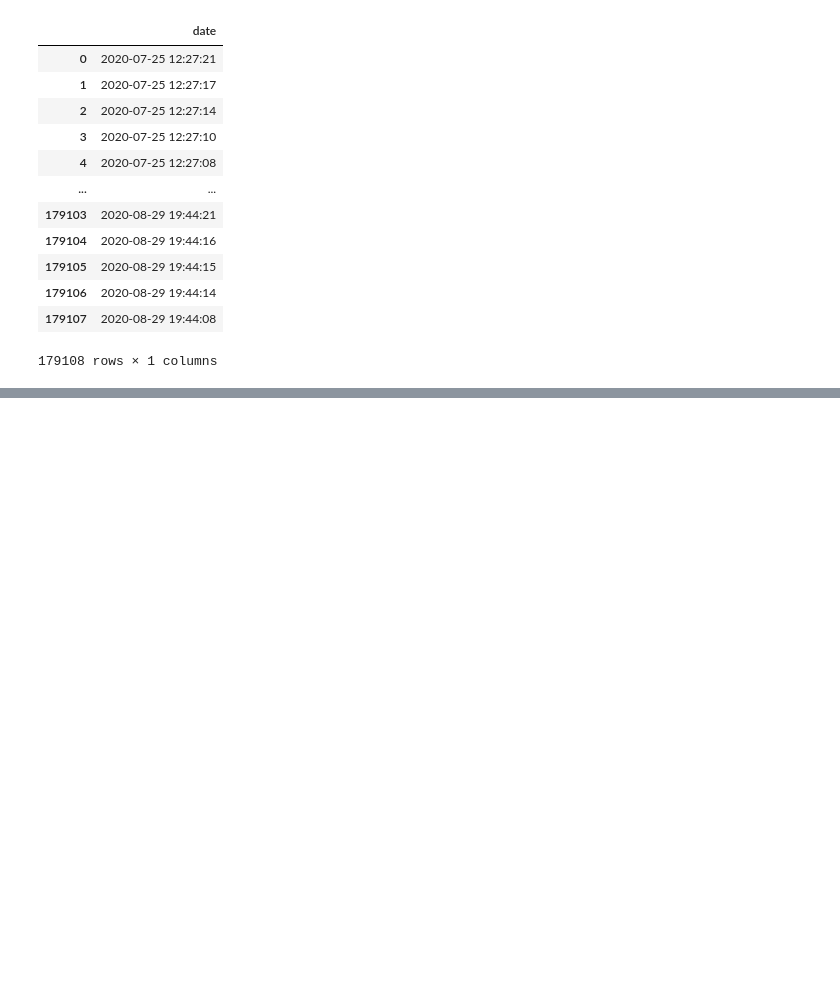
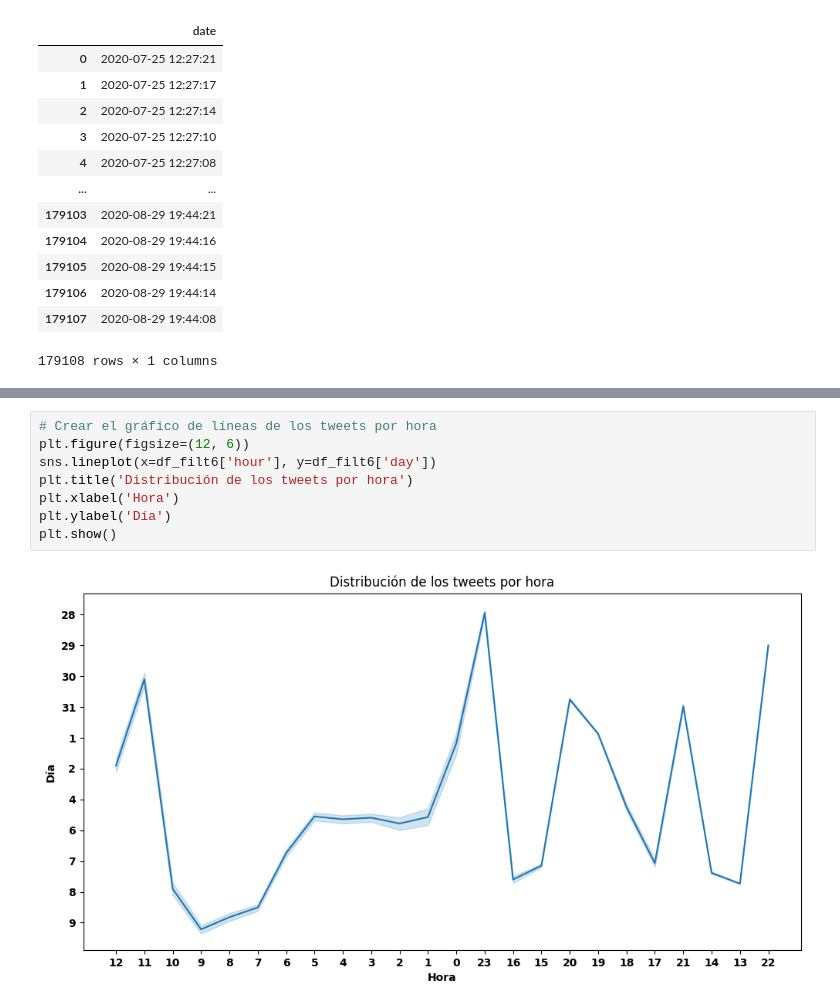
Before and after one commit to Enriquepardo/Dataset-Covid, a Jupyter notebook: DataSet_COVID.ipynb, the cells around one changed output, grey strips where cells are left out. Saved outputs shown, nothing was run; the diff lists cells and outputs as text; blank space fills up the shorter version.

```diff
--- a/DataSet_COVID.ipynb
+++ b/DataSet_COVID.ipynb
@@ -530,0 +586,10 @@ df_filt6
+# %%
+# Crear el gráfico de líneas de los tweets por hora
+plt.figure(figsize=(12, 6))
+sns.lineplot(x=df_filt6['hour'], y=df_filt6['day'])
+plt.title('Distribución de los tweets por hora')
+plt.xlabel('Hora')
+plt.ylabel('Día')
+plt.show()
+# %% [output]
+[figure, added]
```
Also changed, not shown: parts of 9 cells of this notebook.
